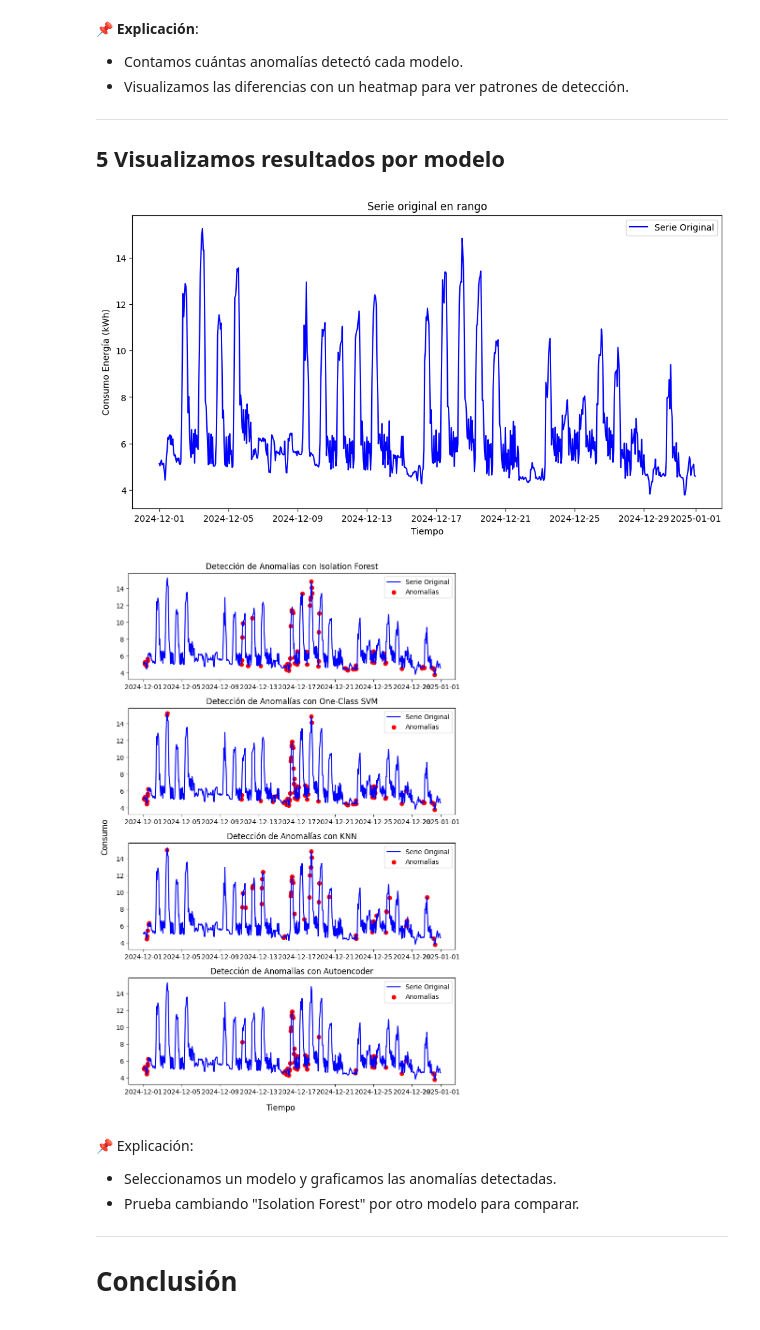
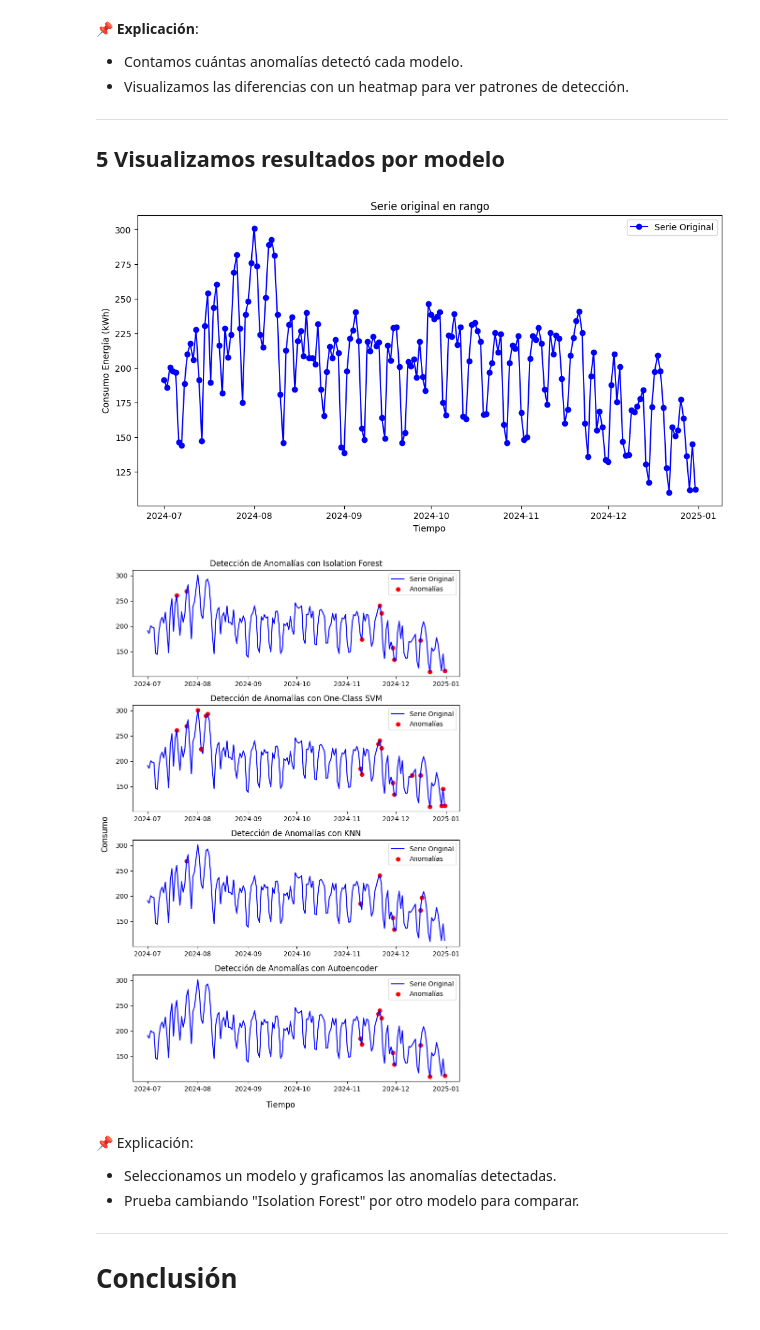
Before and after one commit to jorgballesteros/ibbi, a Jupyter notebook: M4. Detección de Anomalías en Series Temporales/materiales/m4_e11_pyod.ipynb, the cells around one changed output. Drawn from its saved outputs; the diff is of its cells as text; code cells hidden in the pictures.

Commit message:
Agregando datos en E11

```diff
--- a/M4. Detección de Anomalías en Series Temporales/materiales/m4_e11_pyod.ipynb
+++ b/M4. Detección de Anomalías en Series Temporales/materiales/m4_e11_pyod.ipynb
@@ -25,6 +25,10 @@ from sklearn.preprocessing import MinMaxScaler
 
 # Cargar dataset
 df = pd.read_csv("data/m4_datos_energia_edificio.csv", index_col=0)
+df.index = pd.to_datetime(df.index)
+
+# Agregamos datos a diario
+df = df.groupby(df.index.date).sum()
 
 # Ver las primeras filas
 print(df.head())
@@ -137,19 +140,17 @@ df_results = df_results.set_index('Real')
 # %%
 plot_df = pd.concat([df_results, df['Energia Consumida']], axis=1)
 plot_df.index = pd.to_datetime(plot_df.index)
-# %%
-plot_df = plot_df[plot_df.index.month == 12]
 # %%
 plt.figure(figsize=(12, 6))
-plt.plot(plot_df.index, plot_df["Energia Consumida"], label="Serie Original", color="blue")
+plt.plot(plot_df.index, plot_df["Energia Consumida"], label="Serie Original", marker="o", color="blue")
 
 plt.xlabel("Tiempo")
 plt.ylabel("Consumo Energía (kWh)")
 plt.title("Serie original en rango")
 plt.legend()
 plt.show()
 # %% [output]
-[figure, old version]
+[figure, new version]
 # %%
 fig, axs = plt.subplots(4, 1, figsize=(8, 12))
 i=0
@@ -165,7 +166,7 @@ fig.supylabel("Consumo")  # Etiqueta común para el eje Y
 plt.tight_layout()
 plt.show()
 # %% [output]
-[figure, old version]
+[figure, new version]
 # %% [markdown]
 📌 Explicación:
  - Seleccionamos un modelo y graficamos las anomalías detectadas.
```
Also changed, not shown: parts of 3 cells of this notebook.
